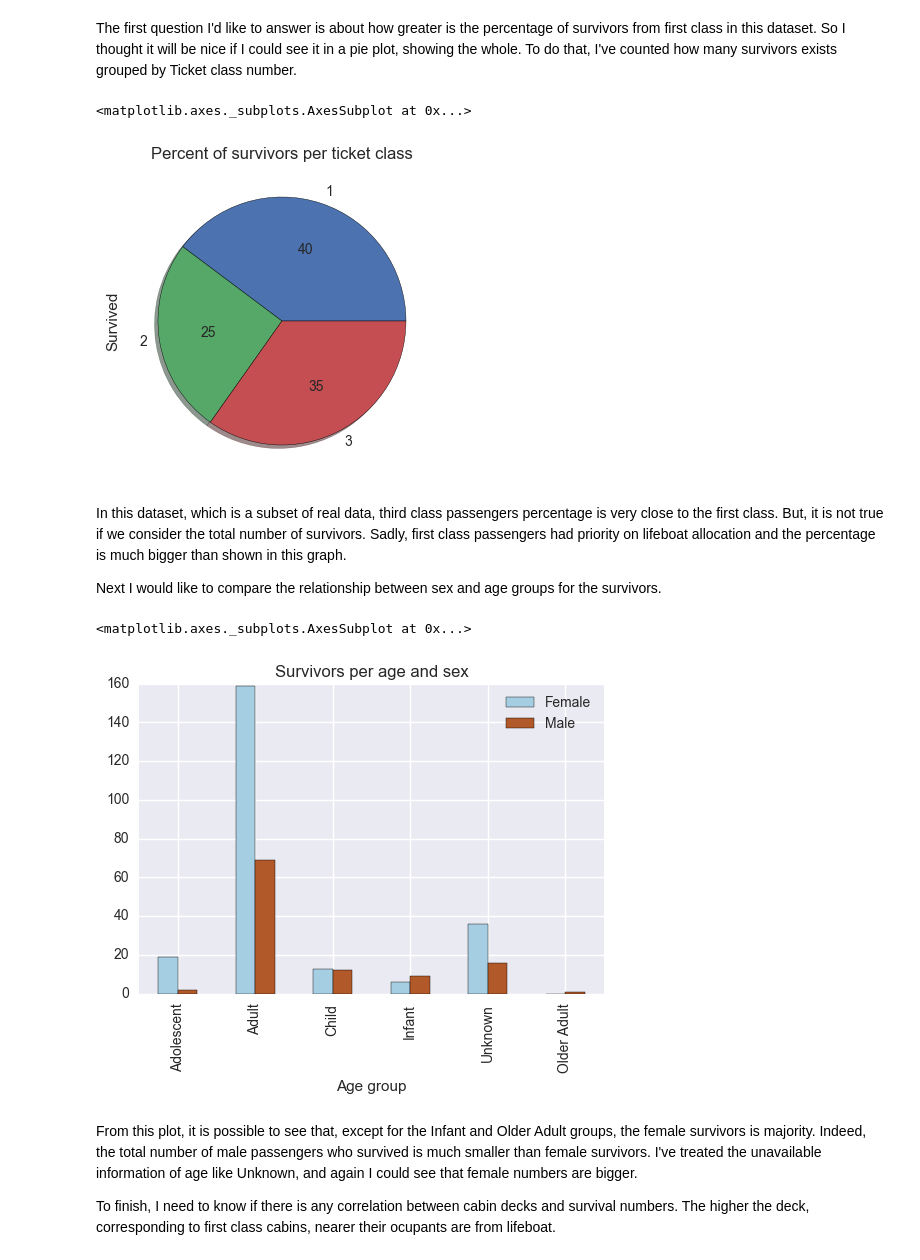
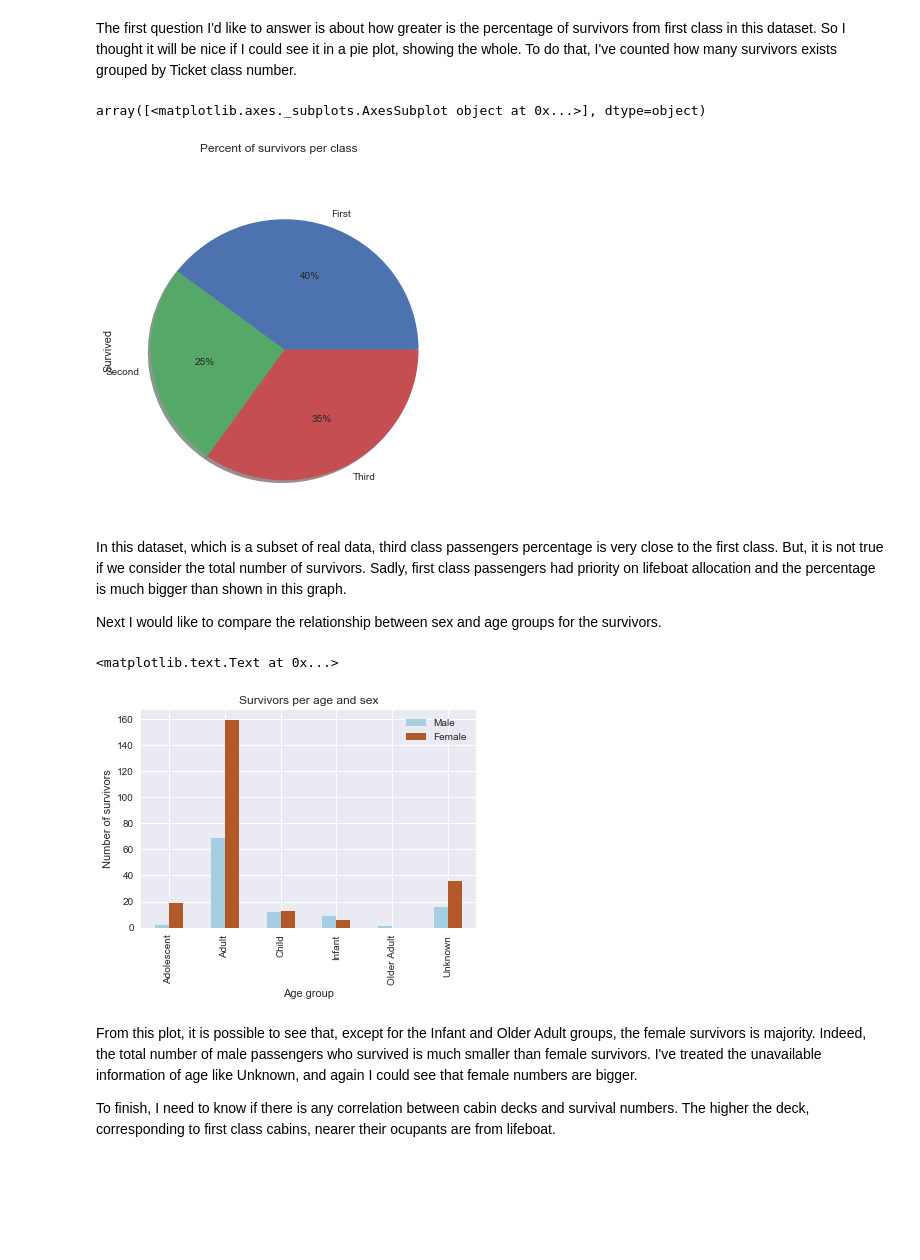
Before and after one commit to dsuruagy/udacityDataAnalyst, a Jupyter notebook: part3/l5-numpyPandas2DData/project/Investigate Titanic Dataset.ipynb, the cells around one changed output. Saved outputs shown, nothing was run; the diff lists cells and outputs as text; code cells hidden in the pictures; blank space fills up the shorter version.

Commit message:
Changing class labels to the pie plot. Ordering Sex and Age groups plot labels.

```diff
--- a/part3/l5-numpyPandas2DData/project/Investigate Titanic Dataset.ipynb
+++ b/part3/l5-numpyPandas2DData/project/Investigate Titanic Dataset.ipynb
@@ -56,5 +56,12 @@ def get_cabin_deck(cabin):
 titanic_df['Age group'] = titanic_df['Age'].apply(group_age)
 titanic_df['Cabin Deck'] = titanic_df['Cabin'].apply(get_cabin_deck)
 
+# Changing class numbers to strings
+titanic_df.replace(to_replace={'Pclass':{1: 'First', 2: 'Second', 3: 'Third'}}, inplace=True)
+
 # Obtaining a DataFrame for survivors data only
-survived_df = titanic_df[titanic_df['Survived'] == 1]
+titanic_df.replace(to_replace={'Survived':{0: 'No', 1: 'Yes'}}, inplace=True)
+survived_df = titanic_df[titanic_df['Survived'] == 'Yes']
+
+
+survived_df
@@ -61,16 +87,17 @@ survived_df = titanic_df[titanic_df['Survived'] == 1]
 # %% [markdown]
 The first question I'd like to answer is about how greater is the percentage of survivors from first class in this dataset. So I thought it will be nice if I could see it in a pie plot, showing the whole. To do that, I've counted how many survivors exists grouped by Ticket class number.
 # %%
+total_ticket_class = titanic_df.groupby(['Pclass'])['Survived'].count()
+
 # Grouping survivers data by Ticket class (Pclass), then counting how many are in the groups
 survived_ticket_class = survived_df.groupby(['Pclass'])['Survived'].count()
-#survived_ticket_class.set_index([['first', 'second', 'third']])
 
 # Plotting in a pie, with the percent shown inside
-survived_ticket_class.plot(kind='pie', autopct='%2.f', figsize=(4,4),
-                           title='Percent of survivors per ticket class', shadow=True)
+survived_ticket_class.plot.pie(subplots=True, autopct='%2.f%%', figsize=(6,6),
+                           title='Percent of survivors per class', shadow=True)
 # %% [output]
-<matplotlib.axes._subplots.AxesSubplot at 0x...>
+array([<matplotlib.axes._subplots.AxesSubplot object at 0x...>], dtype=object)
-[figure, old version]
+[figure, new version]
 # %% [markdown]
 In this dataset, which is a subset of real data, third class passengers percentage is very close to the first class. But, it is not true if we consider the total number of survivors. Sadly, first class passengers had priority on lifeboat allocation and the percentage is much bigger than shown in this graph.
 
@@ -89,15 +116,17 @@ survived_male.rename(columns={"Survived":"Male"}, inplace=True)
 
 # Merging these two dataframes based on age groups, obtaining a DataFrame where these age group are the indexes and
 # male and female totals were shown in separate columns.
-survived_by_age_group = survived_female.merge(survived_male, on='Age group', how='outer')
+survived_by_age_group = survived_male.merge(survived_female, on='Age group', how='outer')
 survived_by_age_group.set_index('Age group', inplace=True)
 del survived_by_age_group['Sex_x']
 del survived_by_age_group['Sex_y']
 
-survived_by_age_group.plot(kind='bar', colormap='Paired', title='Survivors per age and sex')
+ax = survived_by_age_group.plot(kind='bar', colormap='Paired', title='Survivors per age and sex')
+ax.set_xlabel('Age group')
+ax.set_ylabel('Number of survivors')
 # %% [output]
-<matplotlib.axes._subplots.AxesSubplot at 0x...>
+<matplotlib.text.Text at 0x...>
-[figure, old version]
+[figure, new version]
 # %% [markdown]
 From this plot, it is possible to see that, except for the Infant and Older Adult groups, the female survivors is majority. Indeed, the total number of male passengers who survived is much smaller than female survivors. I've treated the unavailable information of age like Unknown, and again I could see that female numbers are bigger.
 
```
Also changed, not shown: parts of 4 cells of this notebook.
